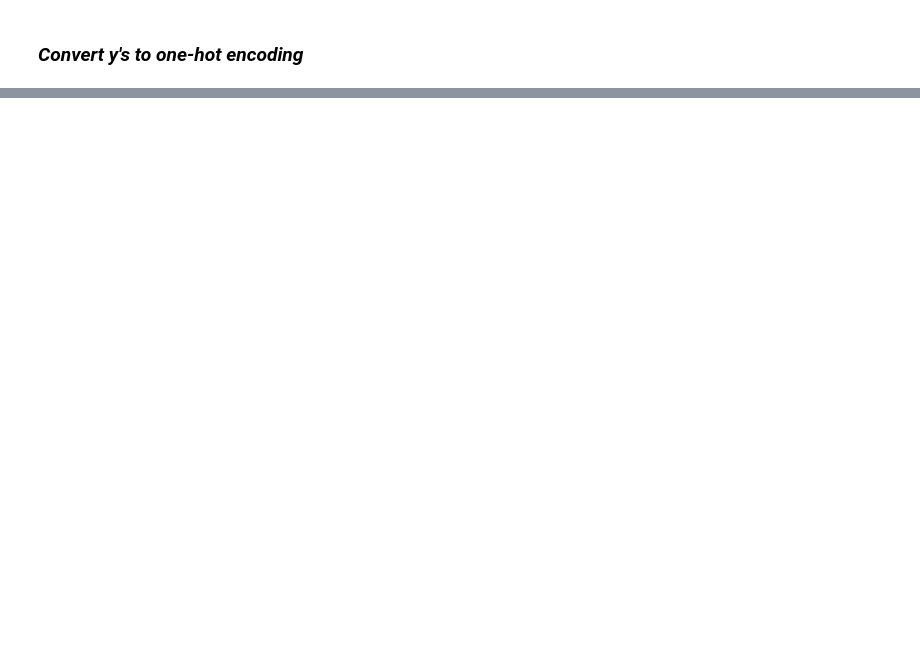
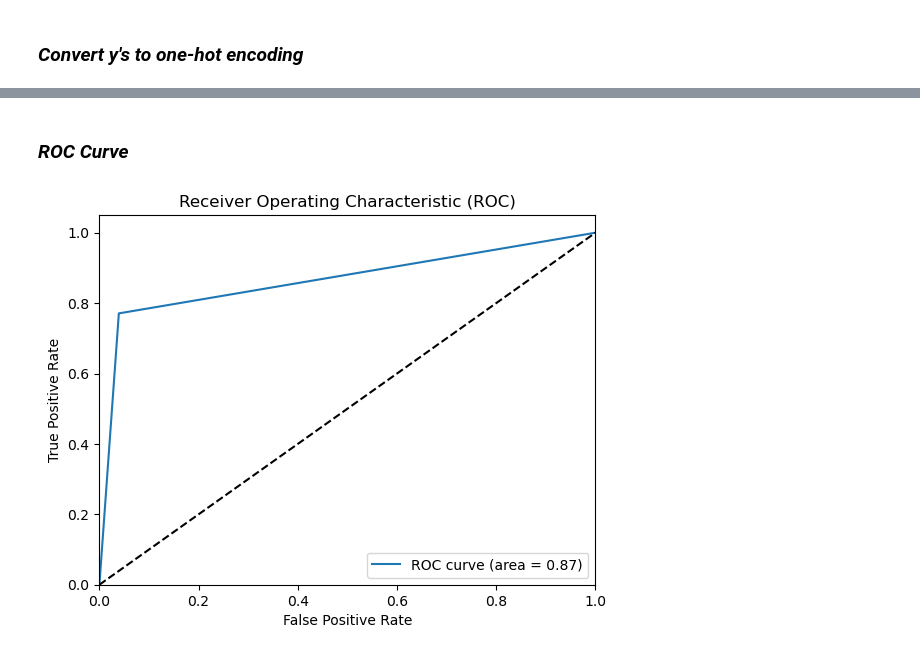
Before and after one commit to cdub-616/cyber_defense_attacks, a Jupyter notebook: models/convolutional_neural_network.ipynb, the cells around one changed output, grey strips where cells are left out. Saved outputs shown, nothing was run; the diff lists cells and outputs as text; code cells hidden in the pictures; blank space fills up the shorter version.

```diff
--- a/models/convolutional_neural_network.ipynb
+++ b/models/convolutional_neural_network.ipynb
@@ -182,0 +621,6 @@ x_test = x_test.reshape((x_test_rows, 1, x_cols, 1))
+# %% [markdown]
+### *ROC Curve*
+# %%
+plot_roc(binary_prediction_labels, y_test_labels)
+# %% [output]
+[figure, added]
```
Also changed, not shown: parts of 39 cells of this notebook, 2 other files.
